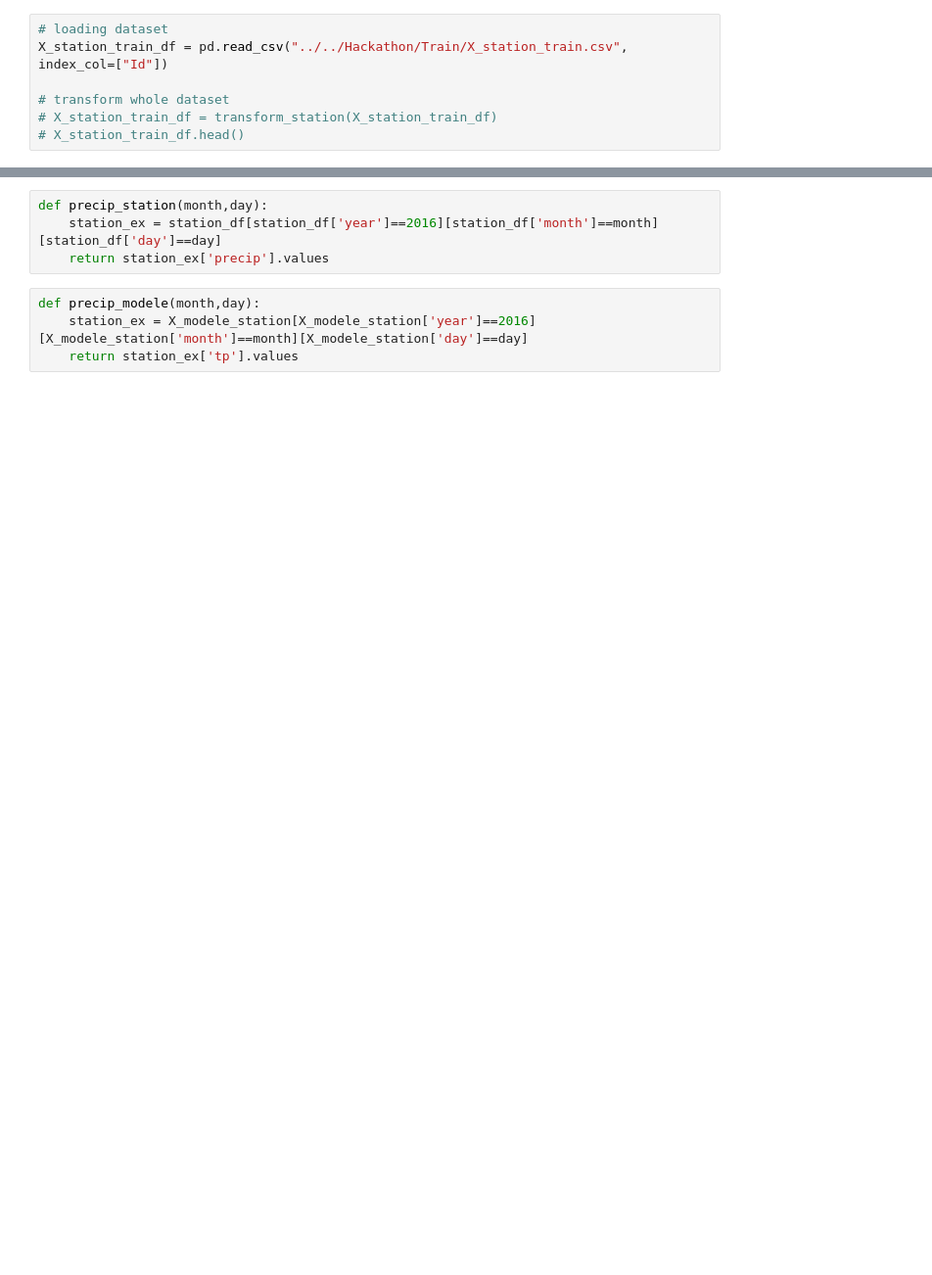
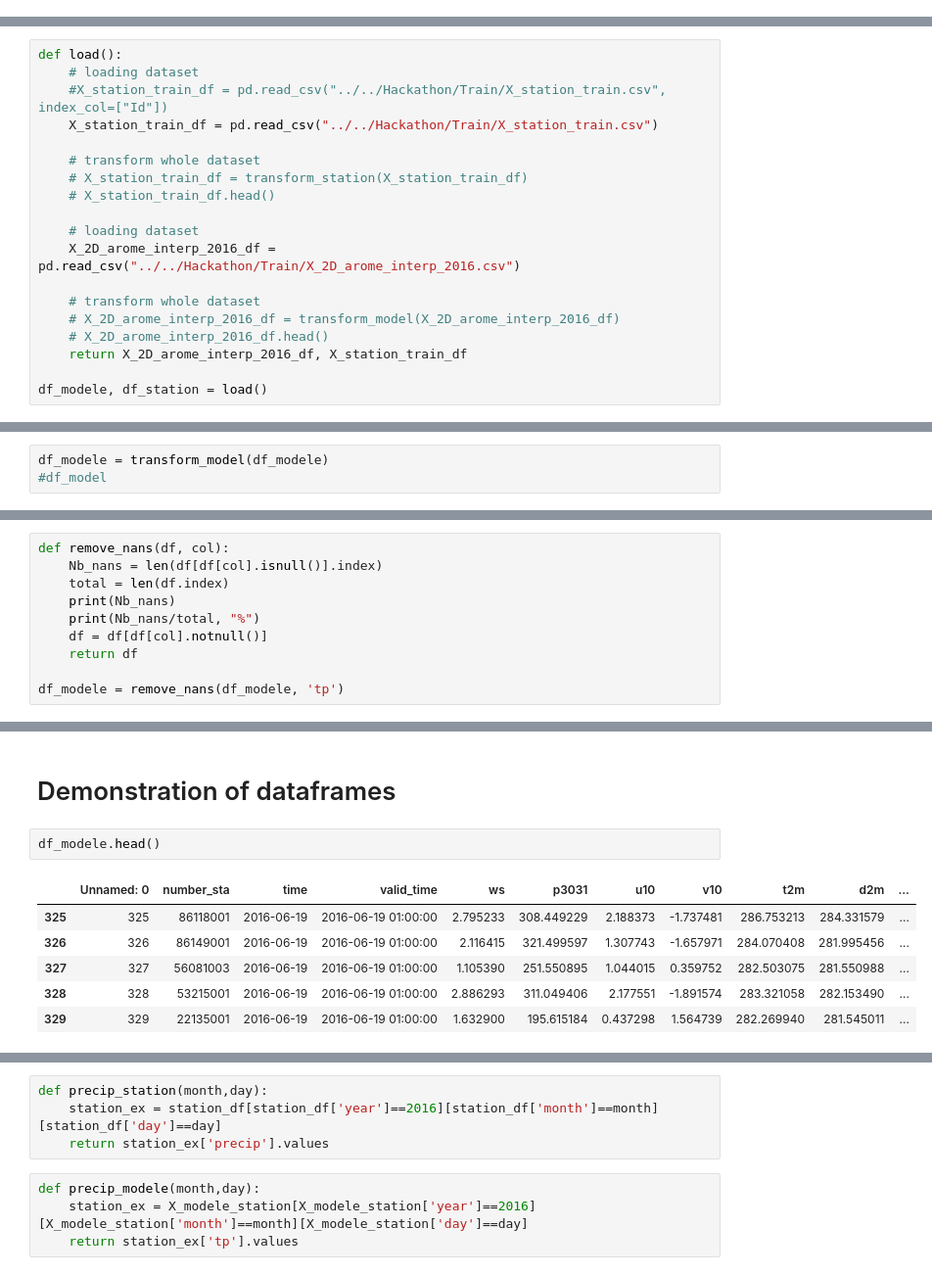
Before and after one commit to damienanquetin/HackathonMF, a Jupyter notebook: notebooks/transform_dataset.ipynb, the cells around one changed output, grey strips where cells are left out. Shown at 98% size. Cells and saved outputs as stored; diff of their text form; blank space fills up the shorter version.

```diff
--- a/notebooks/transform_dataset.ipynb
+++ b/notebooks/transform_dataset.ipynb
@@ -58,7 +0,0 @@ def transform_model(df):
-# %%
-# loading dataset
-X_station_train_df = pd.read_csv("../../Hackathon/Train/X_station_train.csv", index_col=["Id"])
-
-# transform whole dataset
-# X_station_train_df = transform_station(X_station_train_df)
-# X_station_train_df.head()
@@ -142,0 +16,19 @@ See the caveats in the documentation: https://pandas.pydata.org/pandas-docs/stab
+# %%
+def load():
+    # loading dataset
+    #X_station_train_df = pd.read_csv("../../Hackathon/Train/X_station_train.csv", index_col=["Id"])
+    X_station_train_df = pd.read_csv("../../Hackathon/Train/X_station_train.csv")
+
+    # transform whole dataset
+    # X_station_train_df = transform_station(X_station_train_df)
+    # X_station_train_df.head()
+
+    # loading dataset
+    X_2D_arome_interp_2016_df = pd.read_csv("../../Hackathon/Train/X_2D_arome_interp_2016.csv")
+
+    # transform whole dataset
+    # X_2D_arome_interp_2016_df = transform_model(X_2D_arome_interp_2016_df)
+    # X_2D_arome_interp_2016_df.head()
+    return X_2D_arome_interp_2016_df, X_station_train_df
+
+df_modele, df_station = load()
@@ -142,0 +37,3 @@ See the caveats in the documentation: https://pandas.pydata.org/pandas-docs/stab
+# %%
+df_modele = transform_model(df_modele)
+#df_model
@@ -142,0 +43,10 @@ See the caveats in the documentation: https://pandas.pydata.org/pandas-docs/stab
+# %%
+def remove_nans(df, col):
+    Nb_nans = len(df[df[col].isnull()].index)
+    total = len(df.index)
+    print(Nb_nans)
+    print(Nb_nans/total, "%")
+    df = df[df[col].notnull()]
+    return df
+
+df_modele = remove_nans(df_modele, 'tp')
@@ -142,0 +285,11 @@ See the caveats in the documentation: https://pandas.pydata.org/pandas-docs/stab
+# %% [markdown]
+# Demonstration of dataframes
+# %%
+df_modele.head()
+# %% [output]
+|  | Unnamed: 0 | number_sta | time | valid_time | ws | p3031 | u10 | v10 | t2m | d2m | ... |
+| 325 | 325 | 86118001 | 2016-06-19 | 2016-06-19 01:00:00 | 2.795233 | 308.449229 | 2.188373 | -1.737481 | 286.753213 | 284.331579 | ... |
+| 326 | 326 | 86149001 | 2016-06-19 | 2016-06-19 01:00:00 | 2.116415 | 321.499597 | 1.307743 | -1.657971 | 284.070408 | 281.995456 | ... |
+| 327 | 327 | 56081003 | 2016-06-19 | 2016-06-19 01:00:00 | 1.105390 | 251.550895 | 1.044015 | 0.359752 | 282.503075 | 281.550988 | ... |
+| 328 | 328 | 53215001 | 2016-06-19 | 2016-06-19 01:00:00 | 2.886293 | 311.049406 | 2.177551 | -1.891574 | 283.321058 | 282.153490 | ... |
+| 329 | 329 | 22135001 | 2016-06-19 | 2016-06-19 01:00:00 | 1.632900 | 195.615184 | 0.437298 | 1.564739 | 282.269940 | 281.545011 | ... |
```
Also changed, not shown: parts of 55 cells of this notebook.
